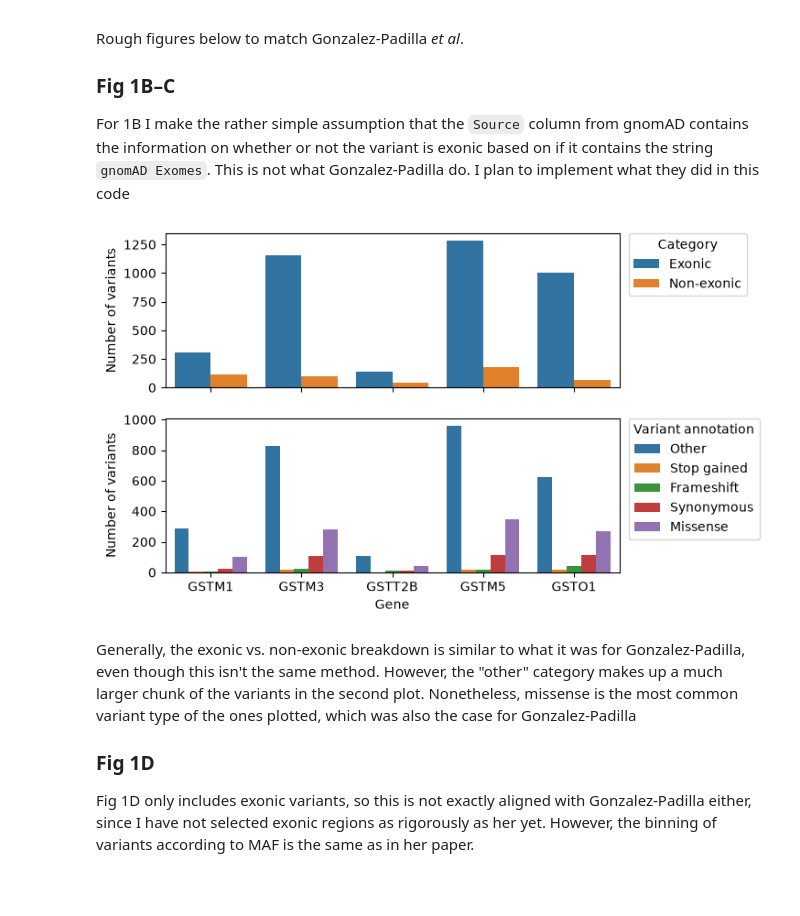
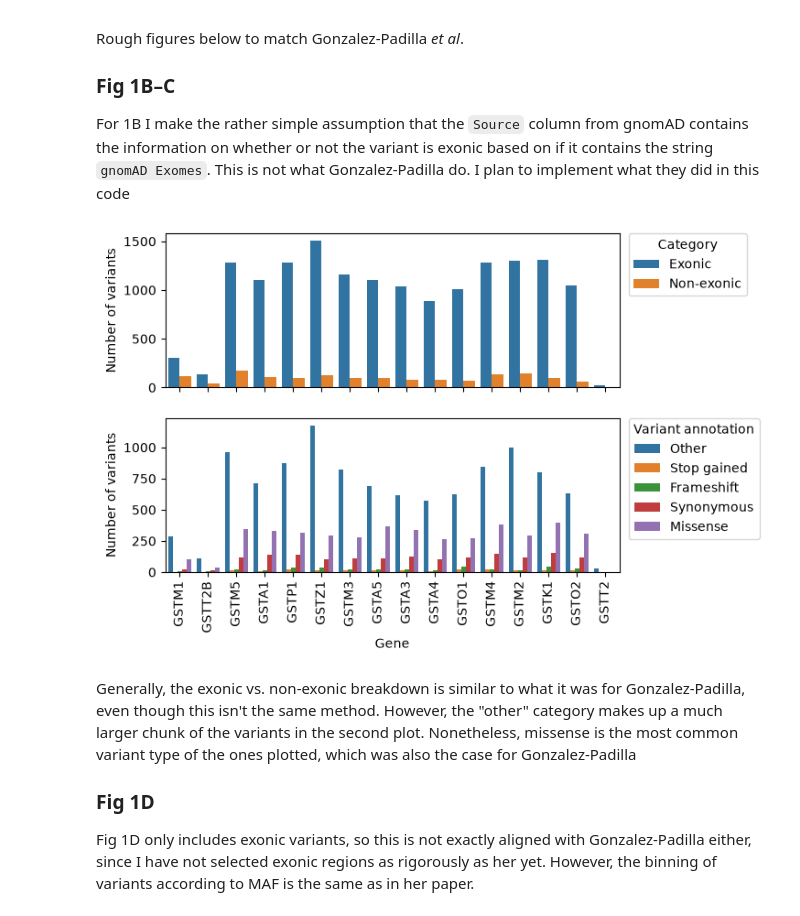
Before and after one commit to otodreas/GST-KI, a Jupyter notebook: main.ipynb, the cells around one changed output. Saved outputs shown, nothing was run; the diff lists cells and outputs as text; code cells hidden in the pictures; blank space fills up the shorter version.

```diff
--- a/main.ipynb
+++ b/main.ipynb
@@ -9,13 +9,17 @@ from pathlib import Path
 import polars as pl
 import otodreas_gst_ki.loaders as loaders
 
-datadir = Path() / "data/gnomad/2026_11_12"
-files = os.listdir(datadir)
+datadirs = [Path() / "data/gnomad/2026_11_12", Path() / "data/gnomad/2026_11_17"]
+filepaths = []
+
+for d in datadirs:
+    filenames = os.listdir(d)
+    filepaths.extend([d / f for f in filenames])
 
 datasets_dict = {}
 
-for file in files:
-    data = loaders.load_gnomad(datadir / file)
+for f in filepaths:
+    data = loaders.load_gnomad(f)
     gene = data.gene
     data.summarize()
     datasets_dict.update({gene: data})
@@ -95,34 +129,37 @@ sns.barplot(
     y="Number of variants",
     hue="Category",
     ax=ax[0]
 )
 
 sns.barplot(
     data=df_1c.to_pandas(),
     x="Gene",
     y="Number of variants",
     hue="Variant annotation",
     hue_order=hue_order,
     ax=ax[1]
 )
 
+plt.xticks(rotation=90)
+
+
 ax[0].legend(
     title="Category",
     bbox_to_anchor=(1.02, 1),
     loc="upper left",
     borderaxespad=0,
 )
 
 ax[1].legend(
     title="Variant annotation",
     bbox_to_anchor=(1.02, 1),
     loc="upper left",
     borderaxespad=0,
 )
 
 plt.show()
 # %% [output]
-[figure, old version]
+[figure, new version]
 # %% [markdown]
 Generally, the exonic vs. non-exonic breakdown is similar to what it was for Gonzalez-Padilla, even though this isn't the same method. However, the "other" category makes up a much larger chunk of the variants in the second plot. Nonetheless, missense is the most common variant type of the ones plotted, which was also the case for Gonzalez-Padilla
 
```
Also changed, not shown: parts of 3 cells of this notebook.
